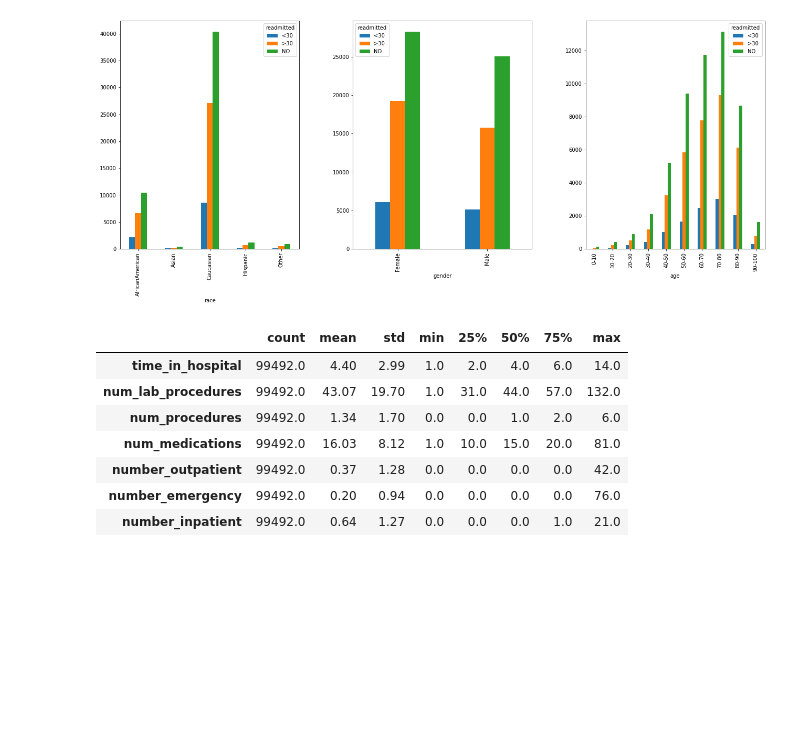
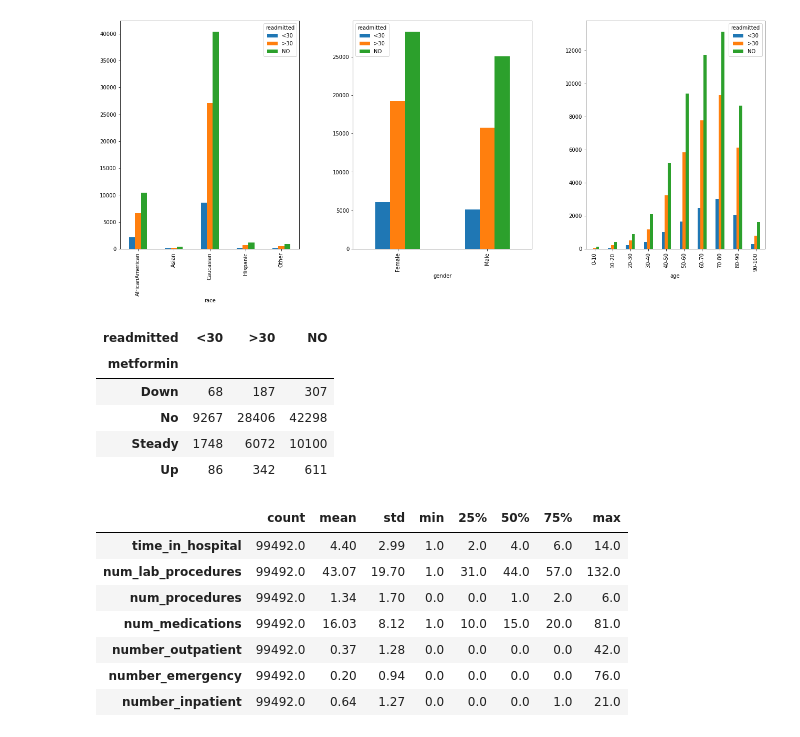
Before and after one commit to ruihan1228/diabetes, a Jupyter notebook: diabetes_1.ipynb, the cells around one changed output. Cells and saved outputs as stored; diff of their text form; code cells hidden in the pictures; blank space fills up the shorter version.

```diff
--- a/diabetes_1.ipynb
+++ b/diabetes_1.ipynb
@@ -147,6 +147,16 @@ readmitted_age.plot.bar(ax=ax[2])
 plt.subplots_adjust(wspace=0.3)
 # %% [output]
 [figure]
+# %%
+readmitted_metformin = pd.crosstab(index=diabetes.metformin, columns=diabetes.readmitted)
+readmitted_repaglinide = pd.crosstab(index=diabetes.repaglinide, columns=diabetes.readmitted)
+# %% [output]
+| readmitted | <30 | >30 | NO |
+| metformin |  |  |  |
+| Down | 68 | 187 | 307 |
+| No | 9267 | 28406 | 42298 |
+| Steady | 1748 | 6072 | 10100 |
+| Up | 86 | 342 | 611 |
 # %%
 round(diabetes.describe(),2).T
 # %% [output]
```
Also changed, not shown: parts of 3 cells of this notebook.
